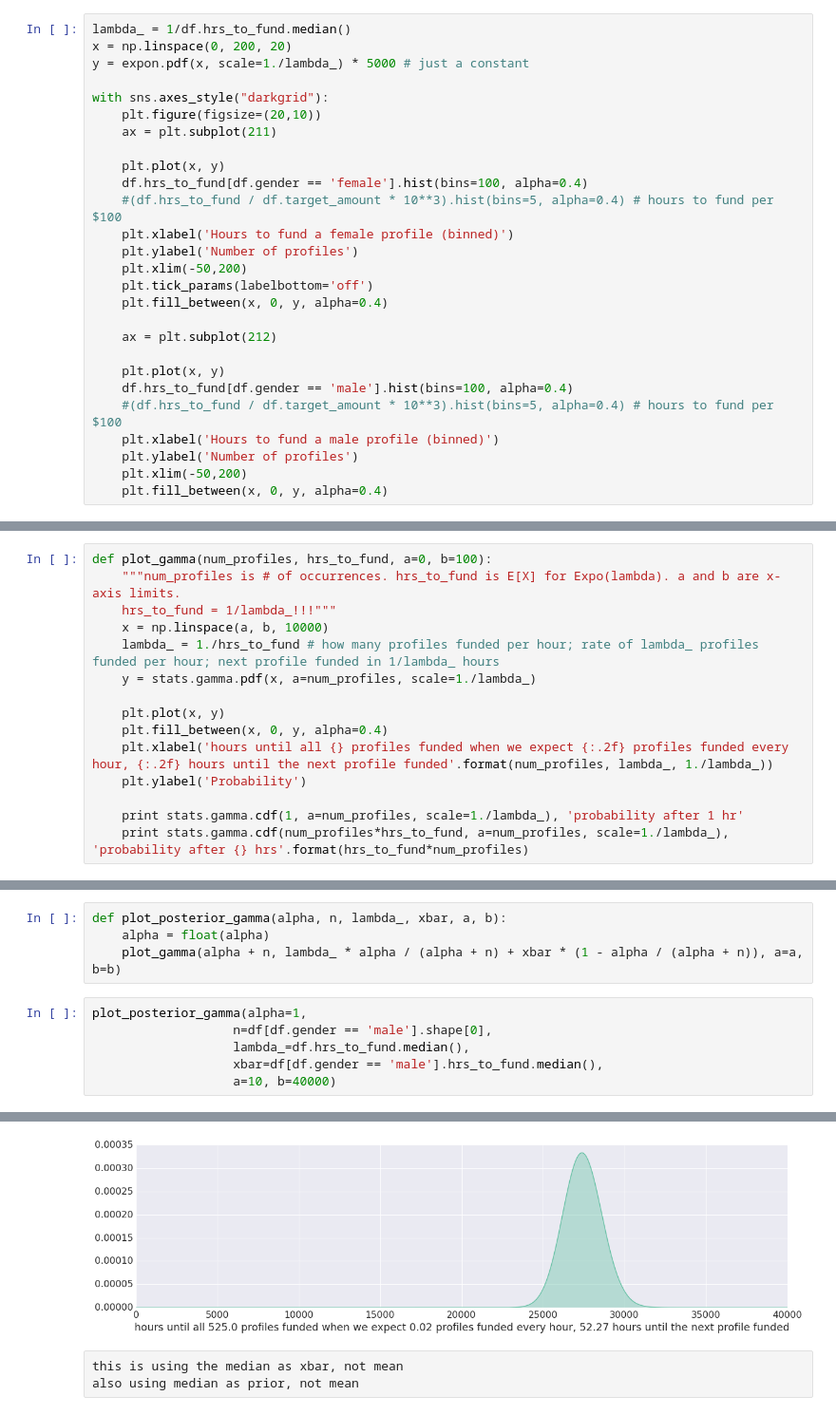
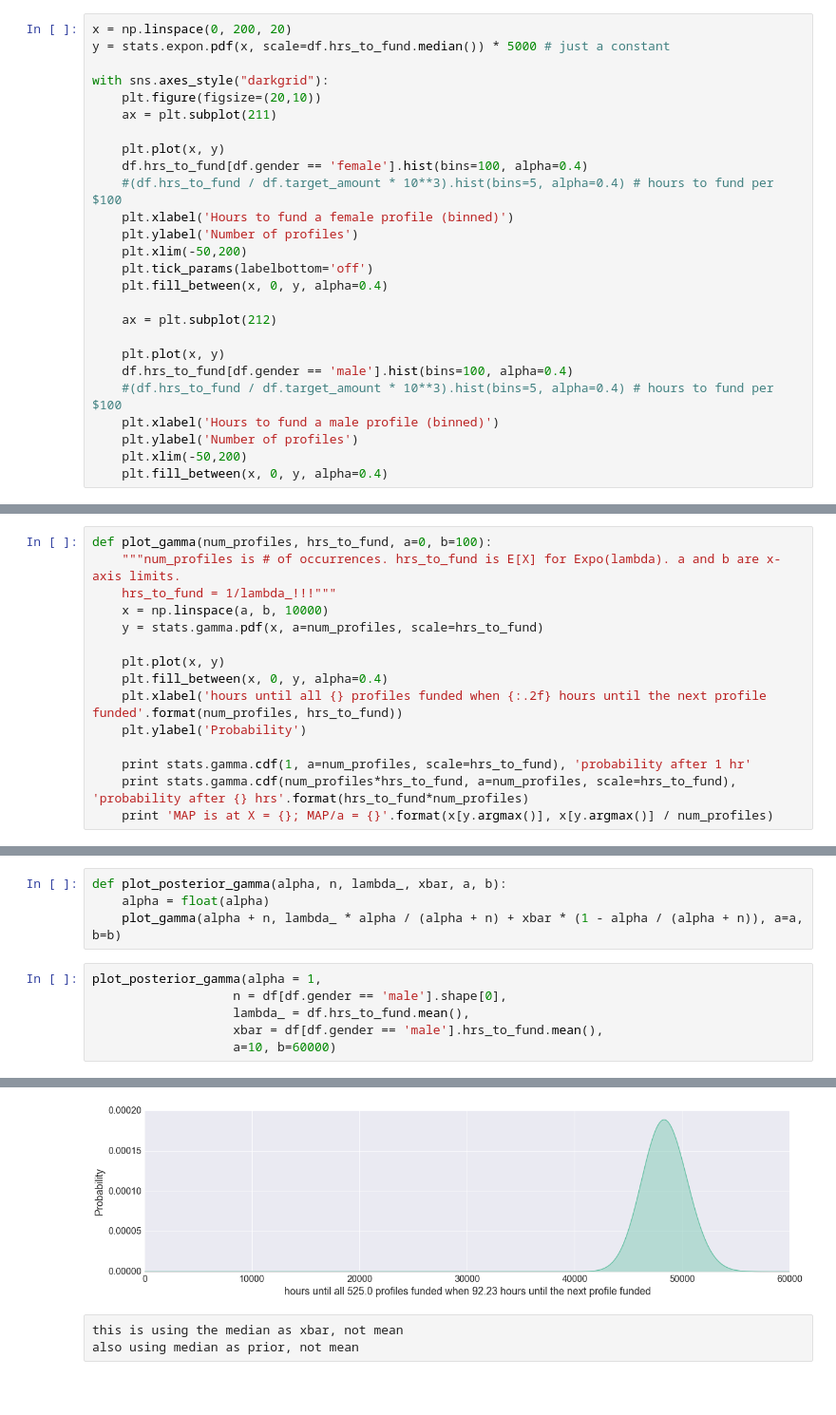
Before and after one commit to alifar76/stats-tests, a Jupyter notebook: bayesian.ipynb, the cells around one changed output, grey strips where cells are left out. Shown at 95% size. Drawn from its saved outputs; the diff is of its cells as text; blank space fills up the shorter version.

```diff
--- a/bayesian.ipynb
+++ b/bayesian.ipynb
@@ -72,9 +67,8 @@ For every extra $100 a profile requests, its time-to-fund is likely to be an ext
 # %% [markdown]
 #Fitting the Exponential distribution to our data
 # %%
-lambda_ = 1/df.hrs_to_fund.median()
 x = np.linspace(0, 200, 20)
-y = expon.pdf(x, scale=1./lambda_) * 5000 # just a constant
+y = stats.expon.pdf(x, scale=df.hrs_to_fund.median()) * 5000 # just a constant
 
 with sns.axes_style("darkgrid"):
     plt.figure(figsize=(20,10))
@@ -117,16 +111,16 @@ def plot_gamma(num_profiles, hrs_to_fund, a=0, b=100):
 	"""num_profiles is # of occurrences. hrs_to_fund is E[X] for Expo(lambda). a and b are x-axis limits.
     hrs_to_fund = 1/lambda_!!!"""
 	x = np.linspace(a, b, 10000)
-	lambda_ = 1./hrs_to_fund # how many profiles funded per hour; rate of lambda_ profiles funded per hour; next profile funded in 1/lambda_ hours
-	y = stats.gamma.pdf(x, a=num_profiles, scale=1./lambda_)
+	y = stats.gamma.pdf(x, a=num_profiles, scale=hrs_to_fund)
 
 	plt.plot(x, y)
 	plt.fill_between(x, 0, y, alpha=0.4)
-	plt.xlabel('hours until all {} profiles funded when we expect {:.2f} profiles funded every hour, {:.2f} hours until the next profile funded'.format(num_profiles, lambda_, 1./lambda_))
+	plt.xlabel('hours until all {} profiles funded when {:.2f} hours until the next profile funded'.format(num_profiles, hrs_to_fund))
 	plt.ylabel('Probability')
 
-	print stats.gamma.cdf(1, a=num_profiles, scale=1./lambda_), 'probability after 1 hr'
-	print stats.gamma.cdf(num_profiles*hrs_to_fund, a=num_profiles, scale=1./lambda_), 'probability after {} hrs'.format(hrs_to_fund*num_profiles)
+	print stats.gamma.cdf(1, a=num_profiles, scale=hrs_to_fund), 'probability after 1 hr'
+	print stats.gamma.cdf(num_profiles*hrs_to_fund, a=num_profiles, scale=hrs_to_fund), 'probability after {} hrs'.format(hrs_to_fund*num_profiles)
+	print 'MAP is at X = {}; MAP/a = {}'.format(x[y.argmax()], x[y.argmax()] / num_profiles)
 # %%
 plot_gamma(num_profiles=1, hrs_to_fund=df.hrs_to_fund.mean())
 # %% [output]
@@ -235,10 +244,10 @@ def plot_posterior_gamma(alpha, n, lambda_, xbar, a, b):
 	alpha = float(alpha)
 	plot_gamma(alpha + n, lambda_ * alpha / (alpha + n) + xbar * (1 - alpha / (alpha + n)), a=a, b=b)
 # %%
-plot_posterior_gamma(alpha=1,
-                   n=df[df.gender == 'male'].shape[0],
-                   lambda_=df.hrs_to_fund.median(),
-                   xbar=df[df.gender == 'male'].hrs_to_fund.median(),
-                   a=10, b=40000)
+plot_posterior_gamma(alpha = 1,
+                   n = df[df.gender == 'male'].shape[0],
+                   lambda_ = df.hrs_to_fund.mean(),
+                   xbar = df[df.gender == 'male'].hrs_to_fund.mean(),
+                   a=10, b=60000)
 # %% [output]
 0.0 probability after 1 hr
@@ -246,4 +256,4 @@ plot_posterior_gamma(alpha=1,
-[figure, old version]
+[figure, new version]
 # %% [raw]
 this is using the median as xbar, not mean
 also using median as prior, not mean
```
Also changed, not shown: parts of 53 cells of this notebook, 8 other files.
